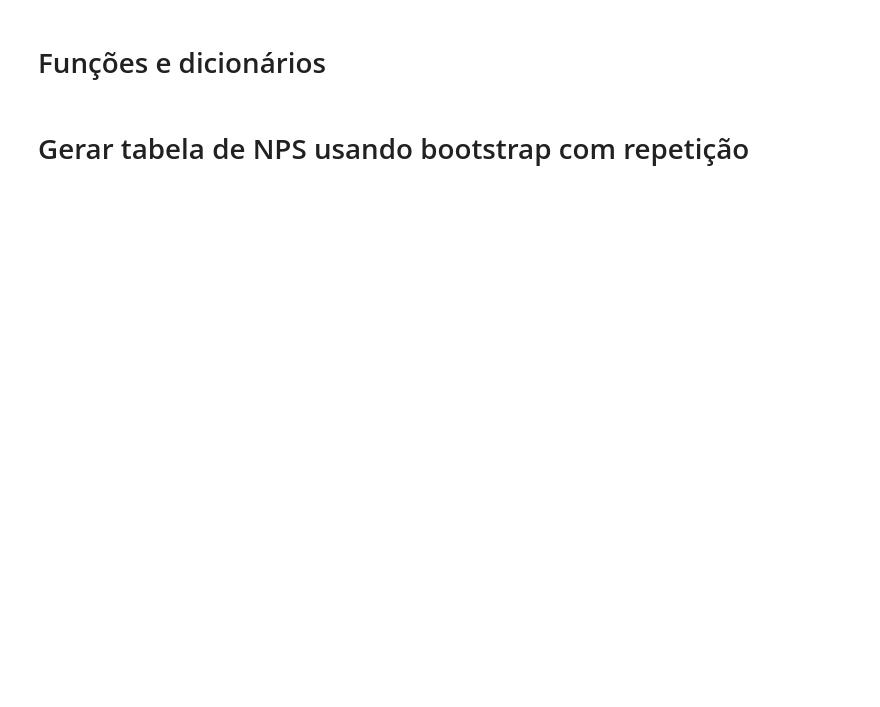
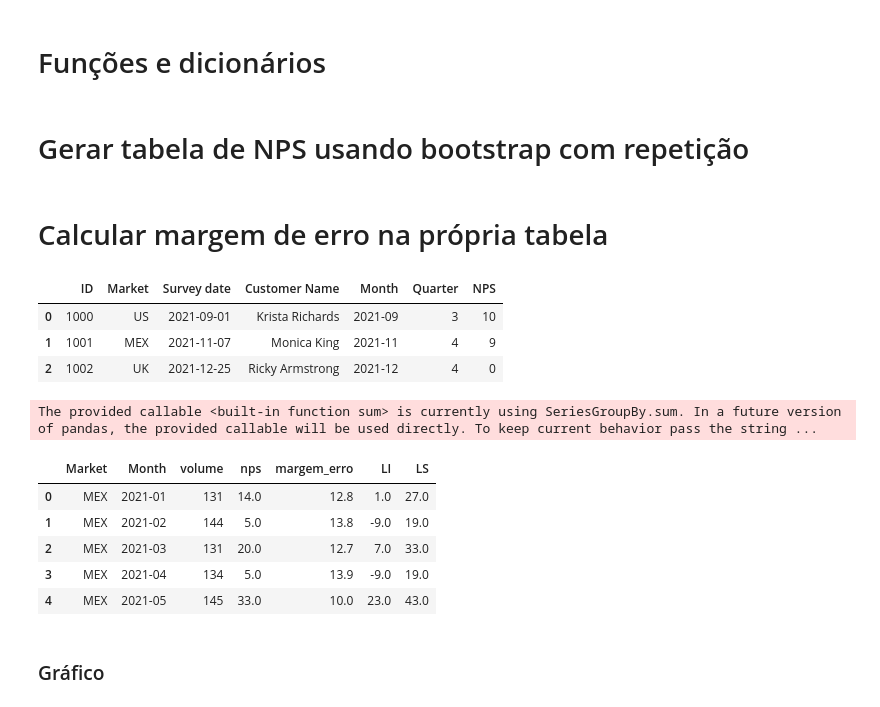
Before and after one commit to leticiafaria7/tools-functions, a Jupyter notebook: python/testes_nps.ipynb, the cells around one changed output. Drawn from its saved outputs; the diff is of its cells as text; code cells hidden in the pictures; blank space fills up the shorter version.

Commit message:
funcao para calcular nps na tabela

```diff
--- a/python/testes_nps.ipynb
+++ b/python/testes_nps.ipynb
@@ -172,3 +168,63 @@ for plataforma in ['Controle', 'Pós-pago']:
                                            'nps': [nps]})
 
                 df_margem_erro = pd.concat([df_margem_erro, tmp])
+# %% [markdown]
+# Calcular margem de erro na própria tabela
+# %%
+base_nps = pd.read_csv('dados/NPStimeseries.csv')
+base_nps['Survey date'] = pd.to_datetime(base_nps['Survey date'], format = '%d/%m/%Y')
+base_nps['Month'] = base_nps['Survey date'].astype(str).apply(lambda x: x[:7])
+# base_nps[['Month']].value_counts().reset_index().sort_values('Month')
+base_nps.head(3)
+# %% [output]
+|  | ID | Market | Survey date | Customer Name | Month | Quarter | NPS |
+| 0 | 1000 | US | 2021-09-01 | Krista Richards | 2021-09 | 3 | 10 |
+| 1 | 1001 | MEX | 2021-11-07 | Monica King | 2021-11 | 4 | 9 |
+| 2 | 1002 | UK | 2021-12-25 | Ricky Armstrong | 2021-12 | 4 | 0 |
+# %%
+def base_margem_erro(base_nps, coluna_nps, colunas_group, conf = 95):
+
+    z_dict = {
+        99:   2.575,
+        95:   1.960,
+        90:   1.645,
+        70:   1.035,
+        67.5: 0.985}
+
+    tmp = base_nps.copy()
+    tmp['class_nps'] = tmp[coluna_nps].apply(classificacao_nps)
+
+    tmp = tmp[colunas_group + ['class_nps']].value_counts().reset_index(name = 'qtd')
+    tmp['total'] = tmp.groupby(colunas_group)['qtd'].transform(sum)
+    tmp['pct'] = round(tmp['qtd'] * 100 / tmp['total'])
+    tmp = tmp.pivot(index = colunas_group, columns = 'class_nps', values = ['pct', 'qtd']).reset_index()
+    tmp = tmp.fillna(0)
+    tmp['nps'] = tmp[('pct', 'promotor')] - tmp[('pct', 'detrator')]
+    tmp.columns = ['_'.join(map(str, col)).strip('_') for col in tmp.columns.values]
+    tmp = tmp.merge(base_nps[colunas_group].value_counts().reset_index(name = 'volume'))
+    tmp['nps_me'] = (tmp['qtd_promotor'] - tmp['qtd_detrator']) / tmp['volume']
+    tmp['var_nps'] = tmp.apply(lambda row: ((1 - row['nps_me'])**2 * (row['qtd_promotor']/row['volume'])) + \
+        ((0 - row['nps_me'])**2 * (row['pct_neutro']/row['volume'])) + \
+        ((1 - row['nps_me'])**2 * (row['qtd_detrator']/row['volume'])), axis = 1)
+    tmp['margem_erro'] = round(z_dict[conf] * (tmp['var_nps']/tmp['volume'])**(1/2) * 100, 1)
+    tmp = tmp[colunas_group + ['volume', 'nps', 'margem_erro']]
+    # tmp['text'] = '<b>' + tmp['nps'].round().astype(str).apply(lambda x: x.split('.')[0]) + '</b> (' + tmp['volume'].apply(sep_milhar) + ')'
+    tmp['LI'] = round(tmp['nps'] - tmp['margem_erro'])
+    tmp['LS'] = round(tmp['nps'] + tmp['margem_erro'])
+    # tmp['volume_text'] = tmp['volume'].apply(sep_milhar)
+    tmp = tmp[tmp['volume'] > 5]
+
+    return tmp
+# %%
+base_me = base_margem_erro(base_nps = base_nps, coluna_nps = 'NPS', colunas_group = ['Market', 'Month'], conf = 95)
+base_me.head()
+# %% [output]
+The provided callable <built-in function sum> is currently using SeriesGroupBy.sum. In a future version of pandas, the provided callable will be used directly. To keep current behavior pass the string ...
+|  | Market | Month | volume | nps | margem_erro | LI | LS |
+| 0 | MEX | 2021-01 | 131 | 14.0 | 12.8 | 1.0 | 27.0 |
+| 1 | MEX | 2021-02 | 144 | 5.0 | 13.8 | -9.0 | 19.0 |
+| 2 | MEX | 2021-03 | 131 | 20.0 | 12.7 | 7.0 | 33.0 |
+| 3 | MEX | 2021-04 | 134 | 5.0 | 13.9 | -9.0 | 19.0 |
+| 4 | MEX | 2021-05 | 145 | 33.0 | 10.0 | 23.0 | 43.0 |
+# %% [markdown]
+### Gráfico
```
Also changed, not shown: parts of 3 cells of this notebook, 1 other file.
